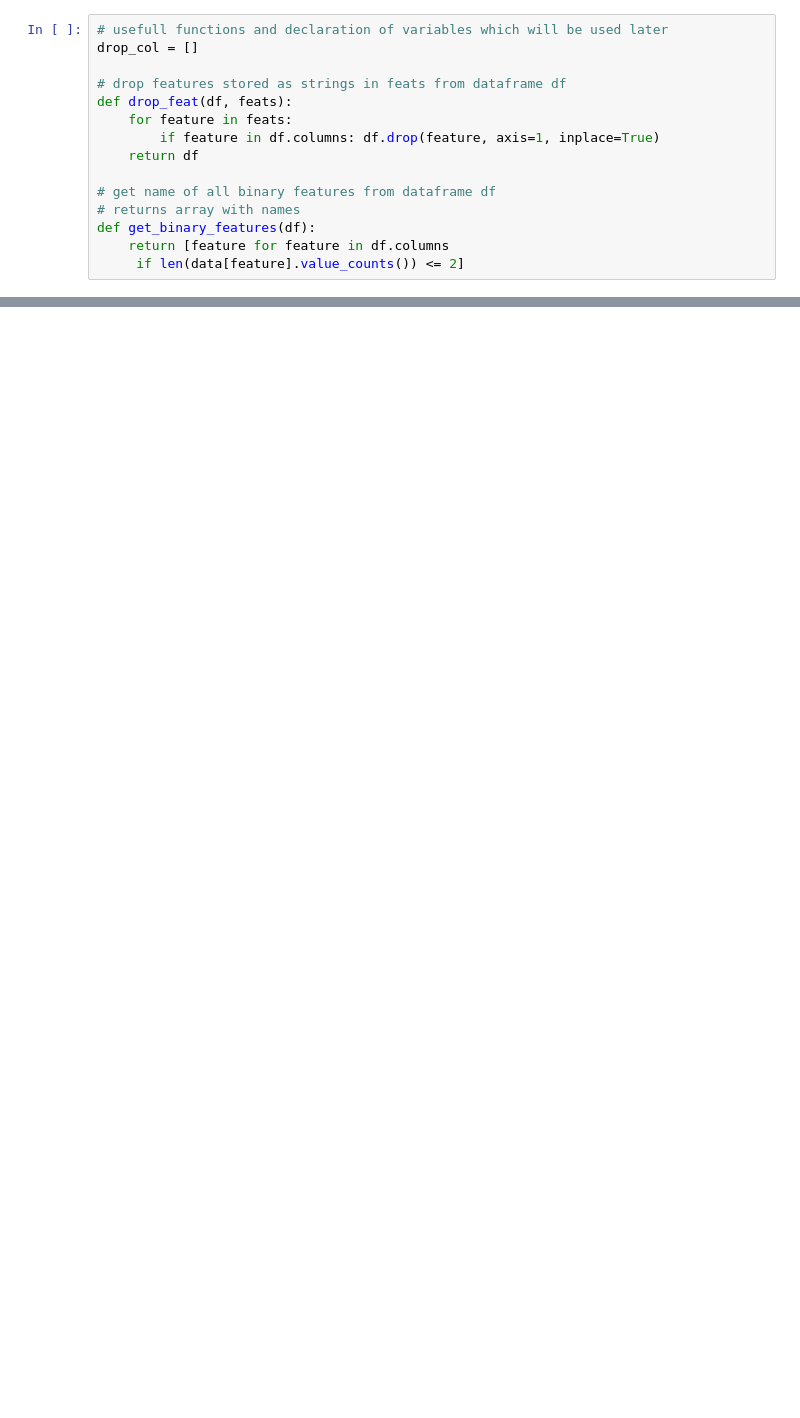
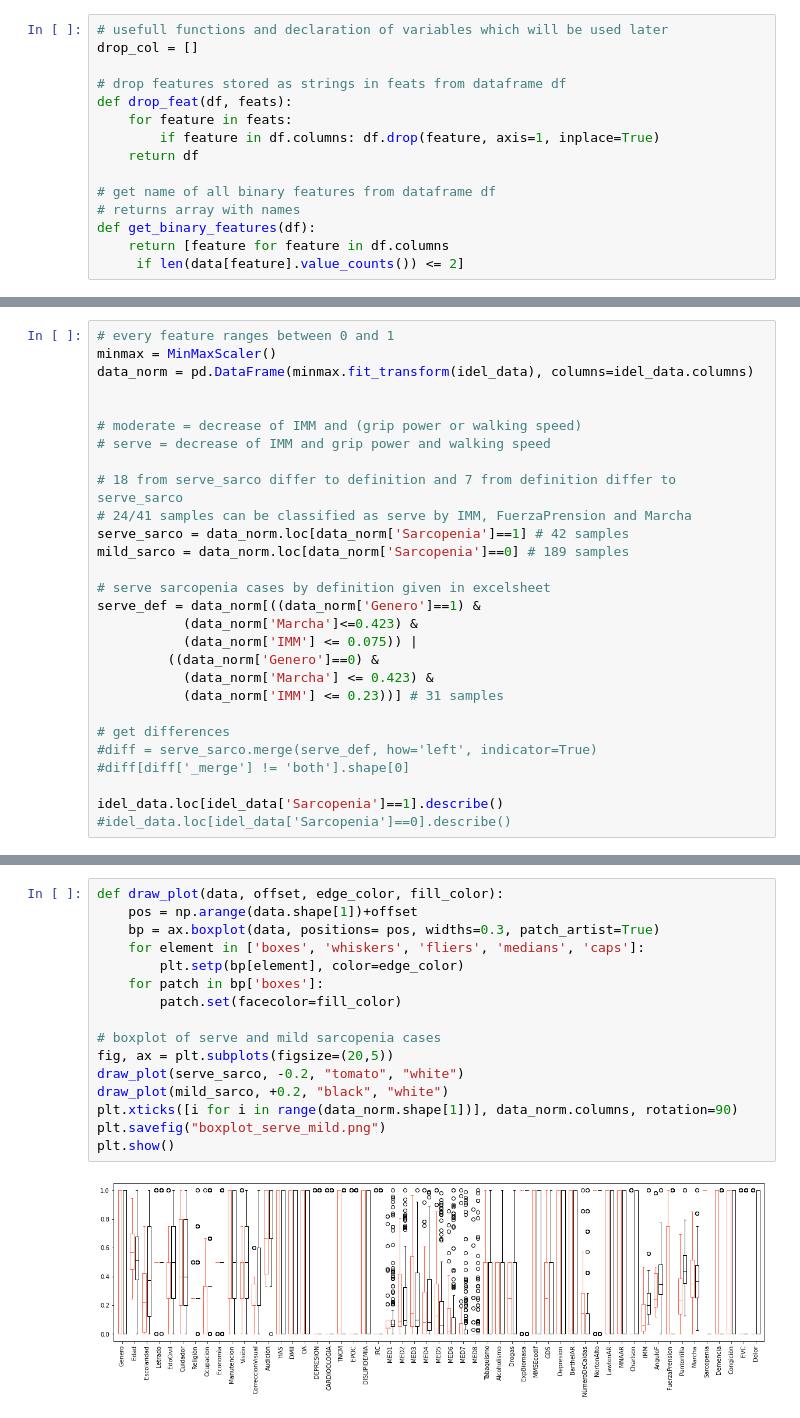
Before and after one commit to hGl0/Sarcopenia, a Jupyter notebook: statistics.ipynb, the cells around one changed output, grey strips where cells are left out. Cells and saved outputs as stored; diff of their text form; blank space fills up the shorter version.

Commit message:
new encoding, normalisation, feature selection with chi2 and f1, comparison of serve and mild sarcopenia with boxplot

```diff
--- a/statistics.ipynb
+++ b/statistics.ipynb
@@ -248,0 +255,28 @@ X_train, X_test, y_train, y_test = train_test_split(X, y, test_size=0.2)
+# %%
+# every feature ranges between 0 and 1
+minmax = MinMaxScaler()
+data_norm = pd.DataFrame(minmax.fit_transform(idel_data), columns=idel_data.columns)
+
+
+# moderate = decrease of IMM and (grip power or walking speed)
+# serve = decrease of IMM and grip power and walking speed
+
+# 18 from serve_sarco differ to definition and 7 from definition differ to serve_sarco
+# 24/41 samples can be classified as serve by IMM, FuerzaPrension and Marcha
+serve_sarco = data_norm.loc[data_norm['Sarcopenia']==1] # 42 samples
+mild_sarco = data_norm.loc[data_norm['Sarcopenia']==0] # 189 samples
+
+# serve sarcopenia cases by definition given in excelsheet
+serve_def = data_norm[((data_norm['Genero']==1) &
+           (data_norm['Marcha']<=0.423) &
+           (data_norm['IMM'] <= 0.075)) |
+         ((data_norm['Genero']==0) &
+           (data_norm['Marcha'] <= 0.423) &
+           (data_norm['IMM'] <= 0.23))] # 31 samples
+
+# get differences
+#diff = serve_sarco.merge(serve_def, how='left', indicator=True)
+#diff[diff['_merge'] != 'both'].shape[0]
+
+idel_data.loc[idel_data['Sarcopenia']==1].describe()
+#idel_data.loc[idel_data['Sarcopenia']==0].describe()
@@ -248,0 +294,18 @@ X_train, X_test, y_train, y_test = train_test_split(X, y, test_size=0.2)
+# %%
+def draw_plot(data, offset, edge_color, fill_color):
+    pos = np.arange(data.shape[1])+offset
+    bp = ax.boxplot(data, positions= pos, widths=0.3, patch_artist=True)
+    for element in ['boxes', 'whiskers', 'fliers', 'medians', 'caps']:
+        plt.setp(bp[element], color=edge_color)
+    for patch in bp['boxes']:
+        patch.set(facecolor=fill_color)
+
+# boxplot of serve and mild sarcopenia cases
+fig, ax = plt.subplots(figsize=(20,5))
+draw_plot(serve_sarco, -0.2, "tomato", "white")
+draw_plot(mild_sarco, +0.2, "black", "white")
+plt.xticks([i for i in range(data_norm.shape[1])], data_norm.columns, rotation=90)
+plt.savefig("boxplot_serve_mild.png")
+plt.show()
+# %% [output]
+[figure, added]
```
Also changed, not shown: parts of 13 cells of this notebook, 1 other file.
